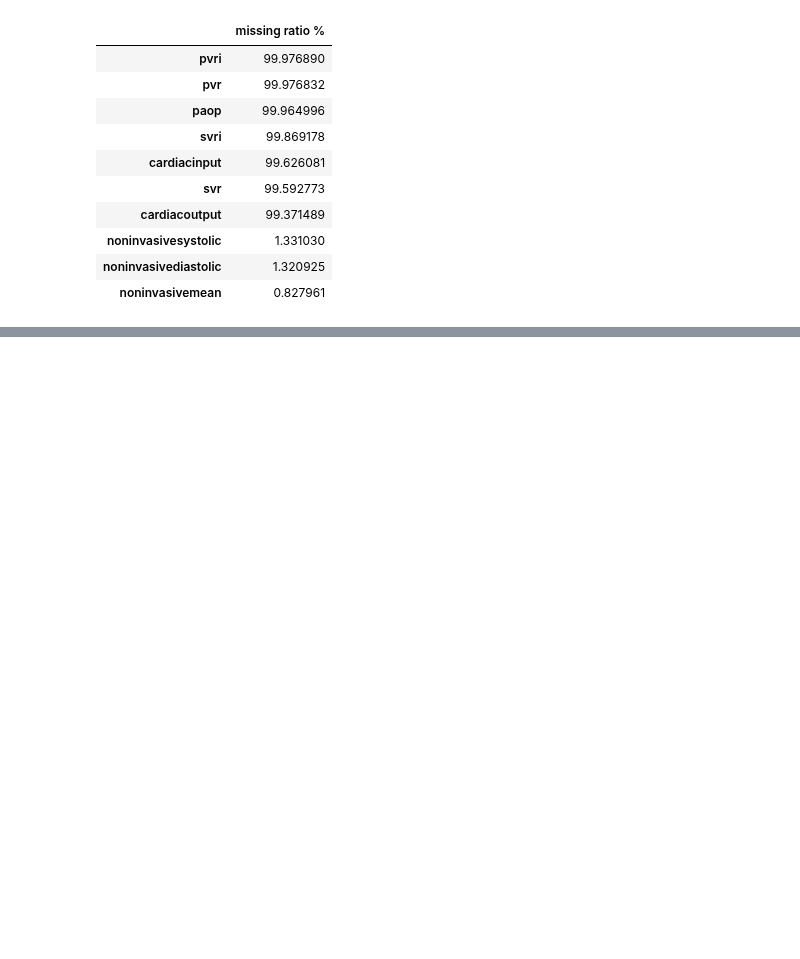
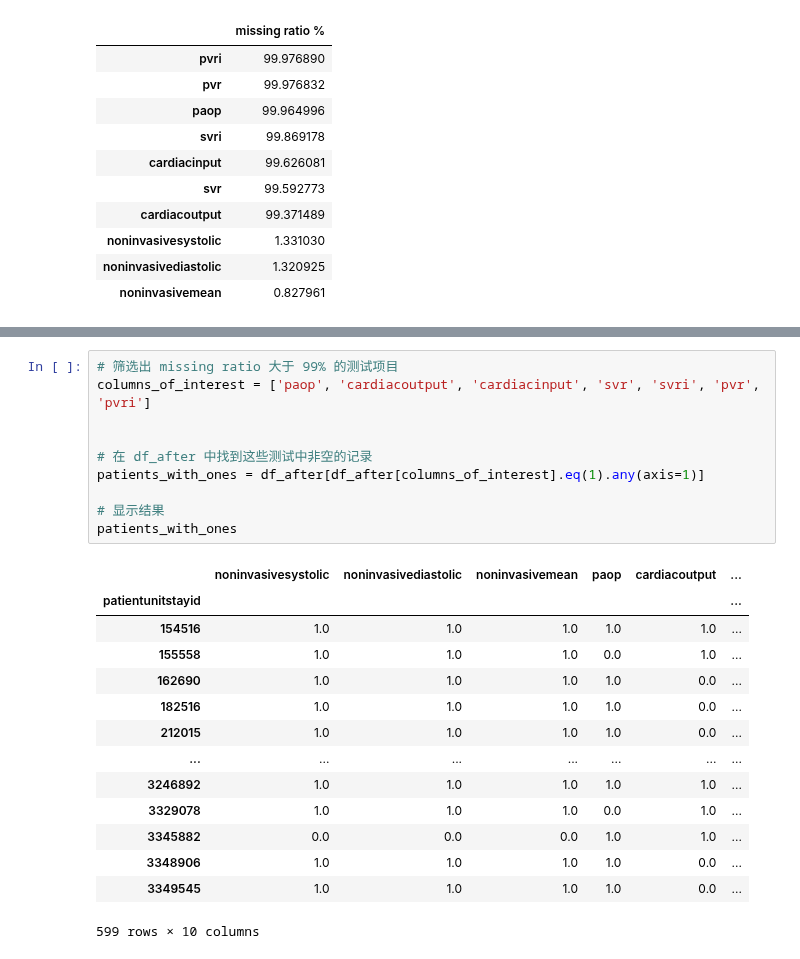
Before and after one commit to joy628/master-project, a Jupyter notebook: data-prepossing-2/vitalAperiodic.ipynb, the cells around one changed output, grey strips where cells are left out. Cells and saved outputs as stored; diff of their text form; blank space fills up the shorter version.

```diff
--- a/data-prepossing-2/vitalAperiodic.ipynb
+++ b/data-prepossing-2/vitalAperiodic.ipynb
@@ -166,0 +220,25 @@ missing_ratio
+# %%
+# 筛选出 missing ratio 大于 99% 的测试项目
+columns_of_interest = ['paop', 'cardiacoutput', 'cardiacinput', 'svr', 'svri', 'pvr', 'pvri']
+
+
+# 在 df_after 中找到这些测试中非空的记录
+patients_with_ones = df_after[df_after[columns_of_interest].eq(1).any(axis=1)]
+
+# 显示结果
+patients_with_ones
+# %% [output]
+|  | noninvasivesystolic | noninvasivediastolic | noninvasivemean | paop | cardiacoutput | ... |
+| patientunitstayid |  |  |  |  |  | ... |
+| 154516 | 1.0 | 1.0 | 1.0 | 1.0 | 1.0 | ... |
+| 155558 | 1.0 | 1.0 | 1.0 | 0.0 | 1.0 | ... |
+| 162690 | 1.0 | 1.0 | 1.0 | 1.0 | 0.0 | ... |
+| 182516 | 1.0 | 1.0 | 1.0 | 1.0 | 0.0 | ... |
+| 212015 | 1.0 | 1.0 | 1.0 | 1.0 | 0.0 | ... |
+| ... | ... | ... | ... | ... | ... | ... |
+| 3246892 | 1.0 | 1.0 | 1.0 | 1.0 | 1.0 | ... |
+| 3329078 | 1.0 | 1.0 | 1.0 | 0.0 | 1.0 | ... |
+| 3345882 | 0.0 | 0.0 | 0.0 | 1.0 | 1.0 | ... |
+| 3348906 | 1.0 | 1.0 | 1.0 | 1.0 | 0.0 | ... |
+| 3349545 | 1.0 | 1.0 | 1.0 | 1.0 | 0.0 | ... |
+599 rows × 10 columns
```
Also changed, not shown: parts of 7 cells of this notebook, 1 other file.
